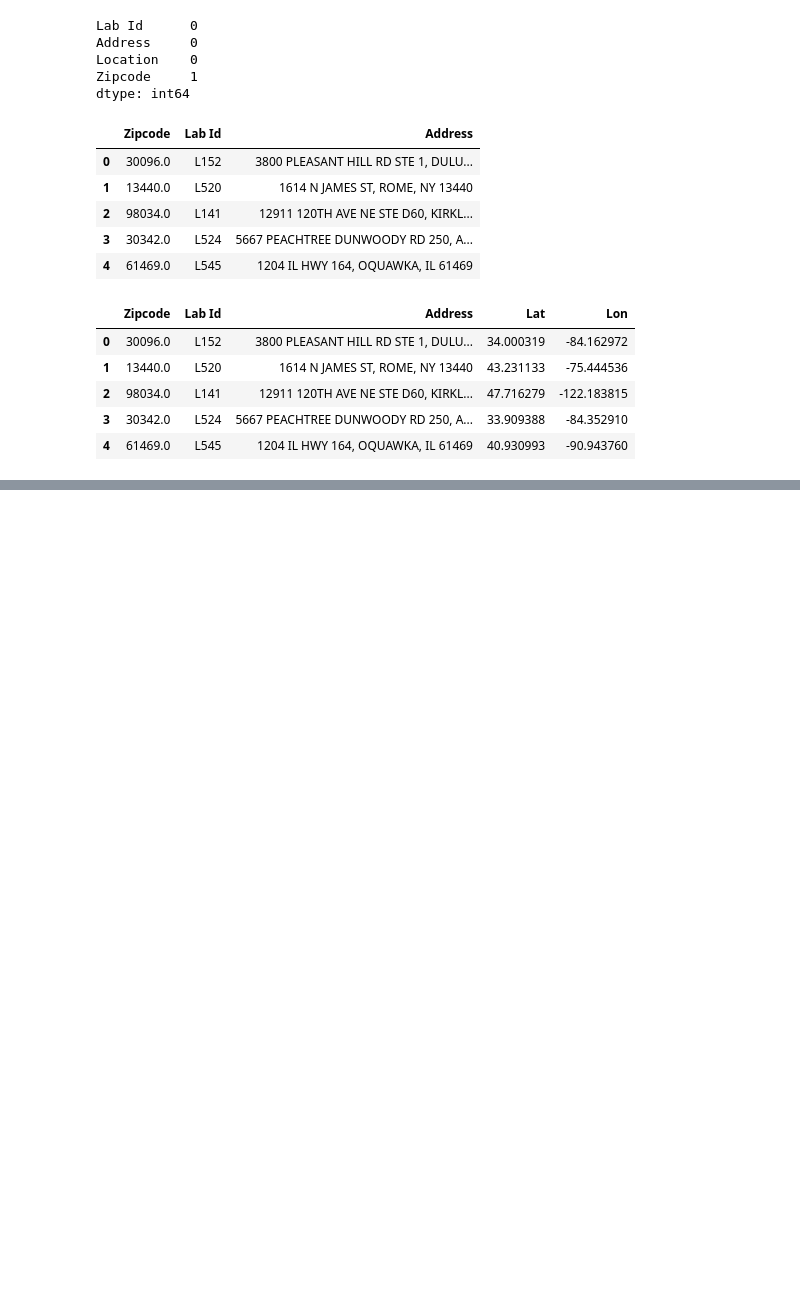
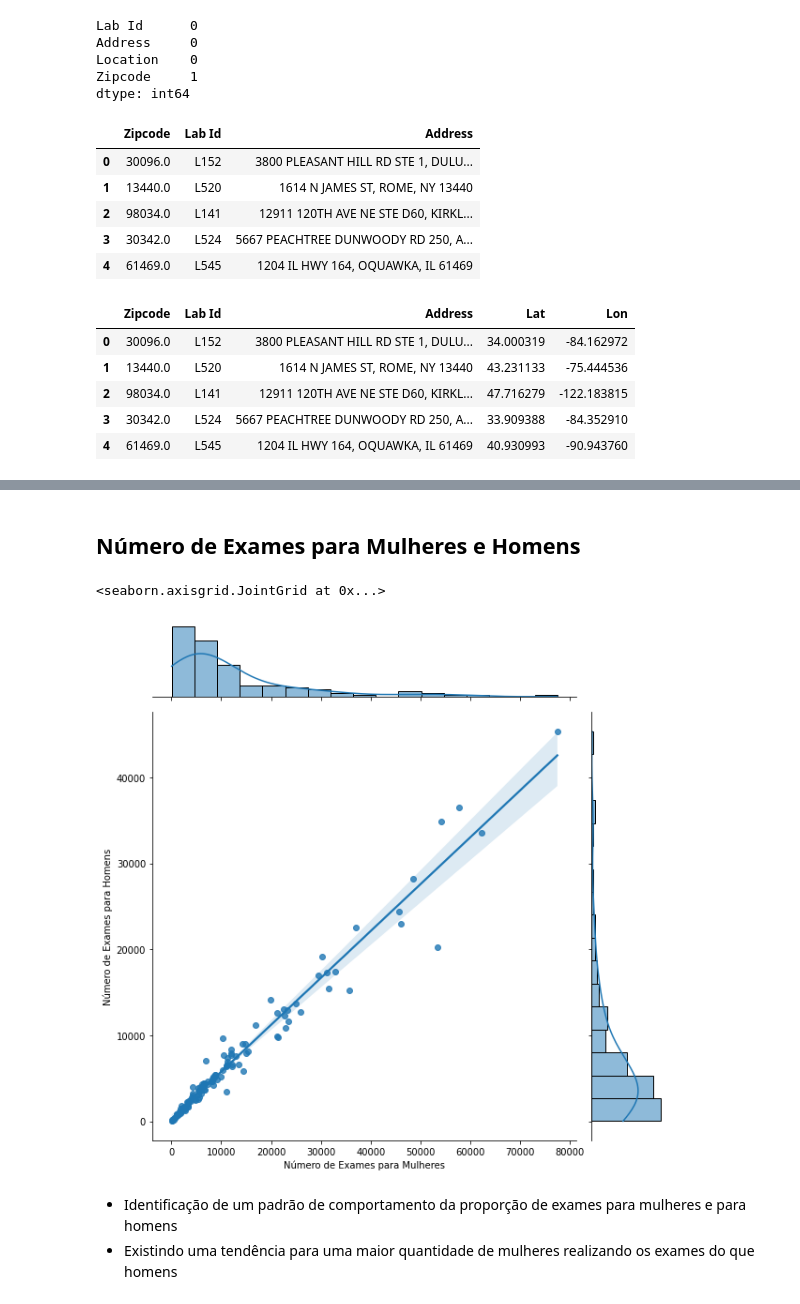
Before and after one commit to leotanaka4/desafio-elogroup, a Jupyter notebook: ans.ipynb, the cells around one changed output, grey strips where cells are left out. Drawn from its saved outputs; the diff is of its cells as text; code cells hidden in the pictures; blank space fills up the shorter version.

```diff
--- a/ans.ipynb
+++ b/ans.ipynb
@@ -222,0 +308,10 @@ df.head()
+# %% [markdown]
+## Número de Exames para Mulheres e Homens
+# %%
+sns.jointplot(data=df, x="Número de Exames para Mulheres", y="Número de Exames para Homens", kind="reg", height=8.4)
+# %% [output]
+<seaborn.axisgrid.JointGrid at 0x...>
+[figure, added]
+# %% [markdown]
+* Identificação de um padrão de comportamento da proporção de exames para mulheres e para homens
+* Existindo uma tendência para uma maior quantidade de mulheres realizando os exames do que homens
```
Also changed, not shown: parts of 12 cells of this notebook.
